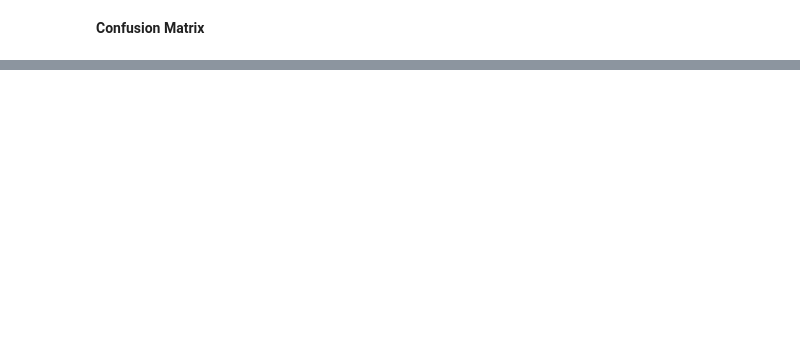
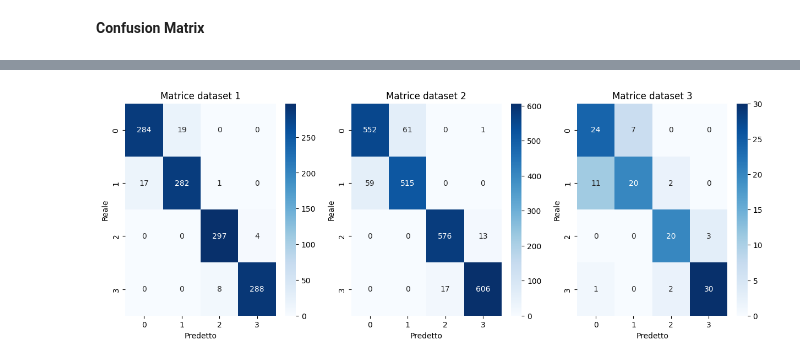
Before and after one commit to fettinz/Shape-recognition-Machine-Learning, a Jupyter notebook: Bellacopia.ipynb, the cells around one changed output, grey strips where cells are left out. Saved outputs shown, nothing was run; the diff lists cells and outputs as text; code cells hidden in the pictures; blank space fills up the shorter version.

```diff
--- a/Bellacopia.ipynb
+++ b/Bellacopia.ipynb
@@ -737,0 +835,2 @@ plt.show()
+# %%
+pipe.fit(X2_train, y2_train)
@@ -737,0 +843,4 @@ plt.show()
+# %%
+out_test_2 = pipe.predict(X2_test)
+print("Val Acc:", accuracy_score(y2_test, out_test_2))
+print(classification_report(y2_test, out_test_2))
@@ -737,0 +861,2 @@ plt.show()
+# %%
+pipe.fit(X3_train, y3_train)
@@ -737,0 +869,4 @@ plt.show()
+# %%
+out_test_3 = pipe.predict(X3_test)
+print("Val Acc:", accuracy_score(y3_test, out_test_3))
+print(classification_report(y3_test, out_test_3))
@@ -737,0 +885,14 @@ plt.show()
+# %%
+fig, axs = plt.subplots(1, 3, figsize=(15, 5))
+matrici = [
+    confusion_matrix(y1_test, out_test_1),
+    confusion_matrix(y2_test, out_test_2),
+    confusion_matrix(y3_test, out_test_3)
+]
+for idx, cm in enumerate(matrici):
+    sns.heatmap(cm, annot=True, fmt='d', cmap='Blues', ax=axs[idx])
+    axs[idx].set_xlabel('Predetto')
+    axs[idx].set_ylabel('Reale')
+    axs[idx].set_title(f'Matrice dataset {idx + 1}')
+# %% [output]
+[figure, added]
```
Also changed, not shown: parts of 64 cells of this notebook, 1 other file.
